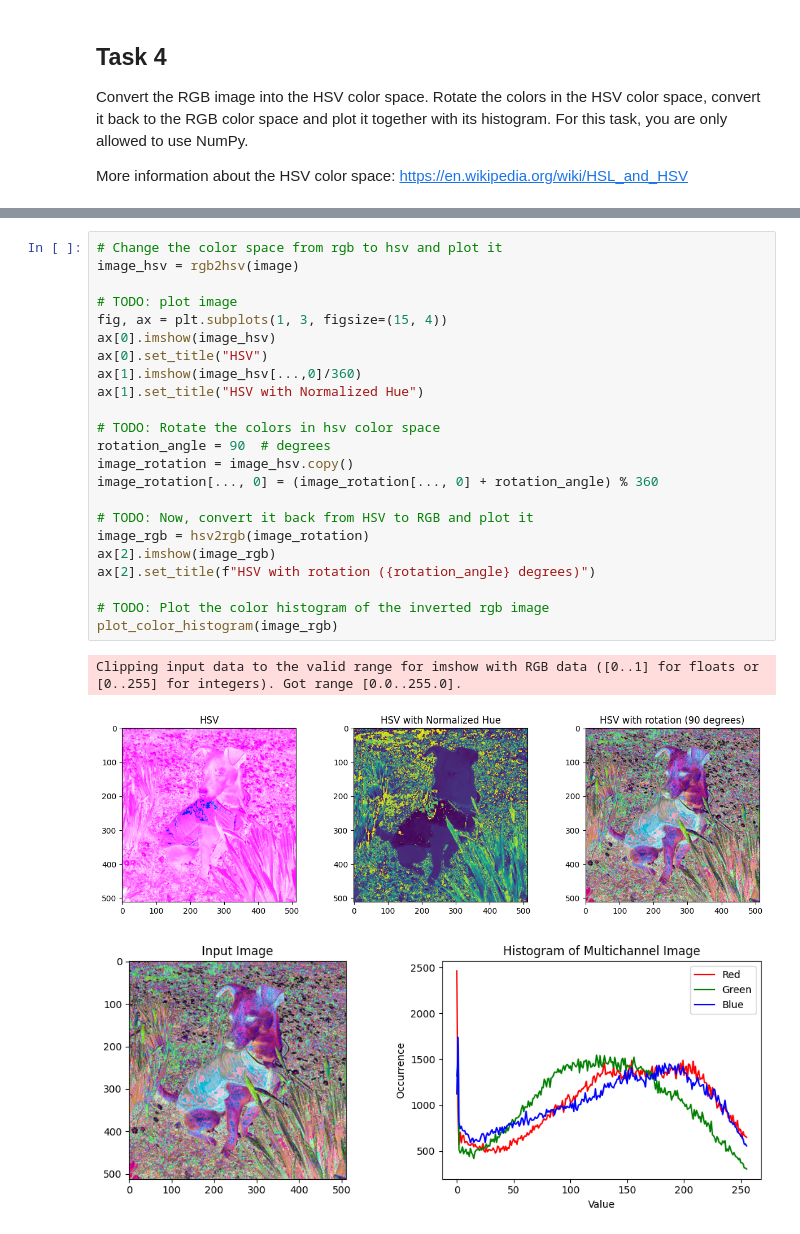
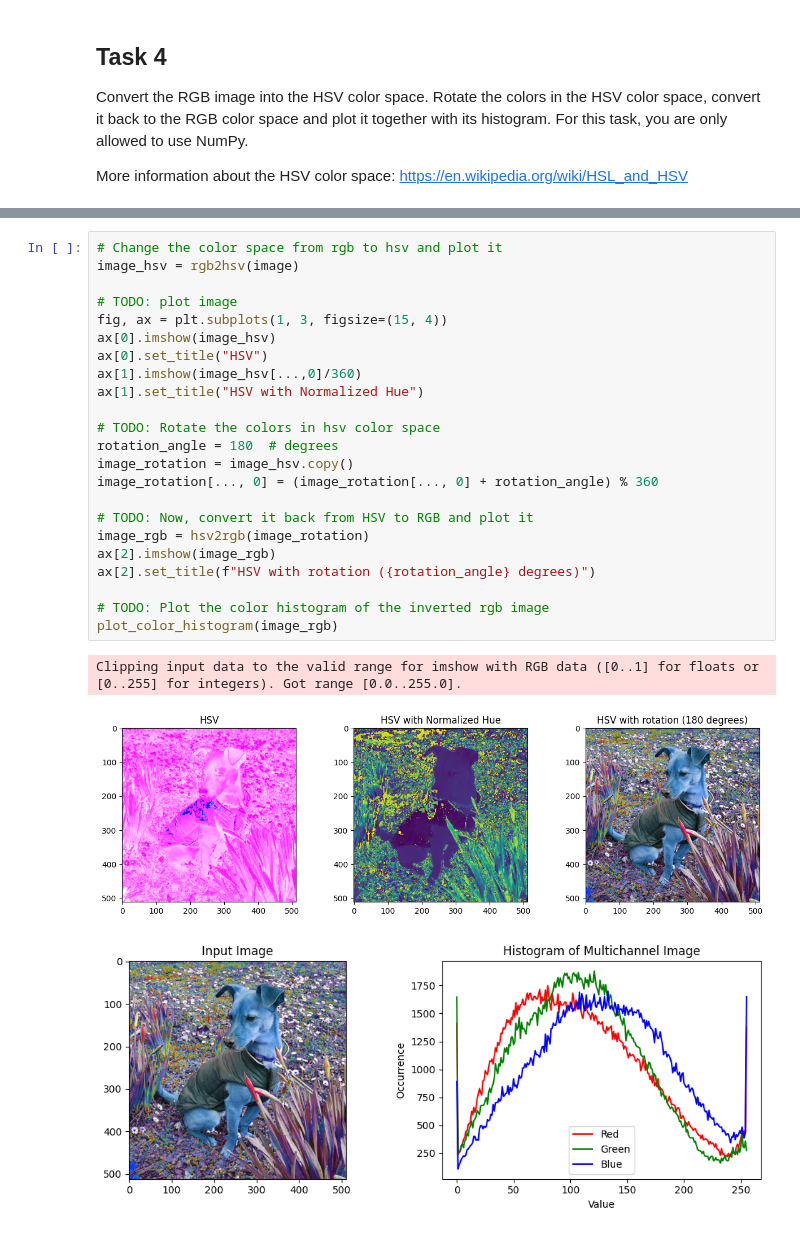
Before and after one commit to neelkanthrawat/3dcv-students, a Jupyter notebook: solutions-runan/1.0-tl-scientific-python.ipynb, the cells around one changed output, grey strips where cells are left out. Cells and saved outputs as stored; diff of their text form.

```diff
--- a/solutions-runan/1.0-tl-scientific-python.ipynb
+++ b/solutions-runan/1.0-tl-scientific-python.ipynb
@@ -320,27 +319,27 @@ def hsv2rgb(image):
 # %%
 # Change the color space from rgb to hsv and plot it
 image_hsv = rgb2hsv(image)
 
 # TODO: plot image
 fig, ax = plt.subplots(1, 3, figsize=(15, 4))
 ax[0].imshow(image_hsv)
 ax[0].set_title("HSV")
 ax[1].imshow(image_hsv[...,0]/360)
 ax[1].set_title("HSV with Normalized Hue")
 
 # TODO: Rotate the colors in hsv color space
-rotation_angle = 90  # degrees
+rotation_angle = 180  # degrees
 image_rotation = image_hsv.copy()
 image_rotation[..., 0] = (image_rotation[..., 0] + rotation_angle) % 360
 
 # TODO: Now, convert it back from HSV to RGB and plot it
 image_rgb = hsv2rgb(image_rotation)
 ax[2].imshow(image_rgb)
 ax[2].set_title(f"HSV with rotation ({rotation_angle} degrees)")
 
 # TODO: Plot the color histogram of the inverted rgb image
 plot_color_histogram(image_rgb)
 # %% [output]
 Clipping input data to the valid range for imshow with RGB data ([0..1] for floats or [0..255] for integers). Got range [0.0..255.0].
-[figure, old version]
+[figure, new version]
-[figure, old version]
+[figure, new version]
```
Also changed, not shown: parts of 2 cells of this notebook.
